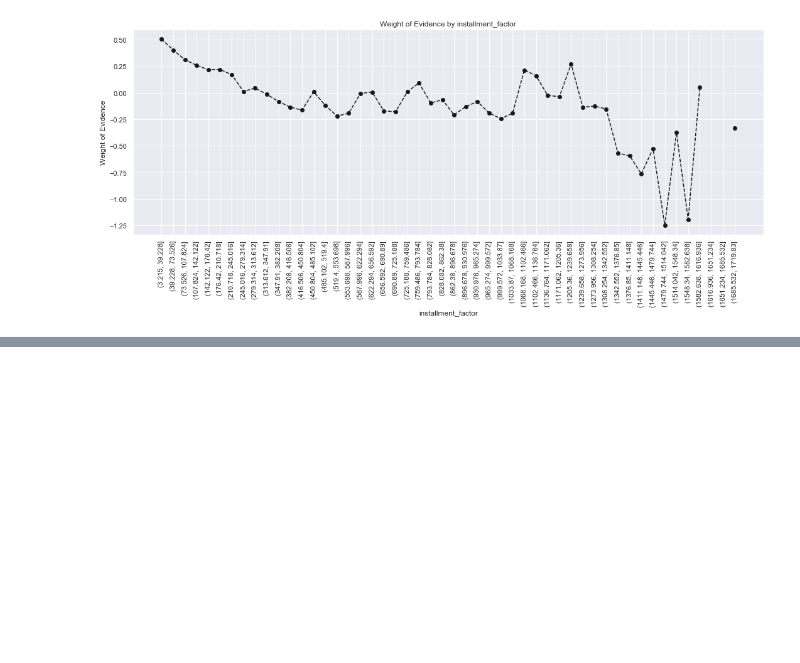
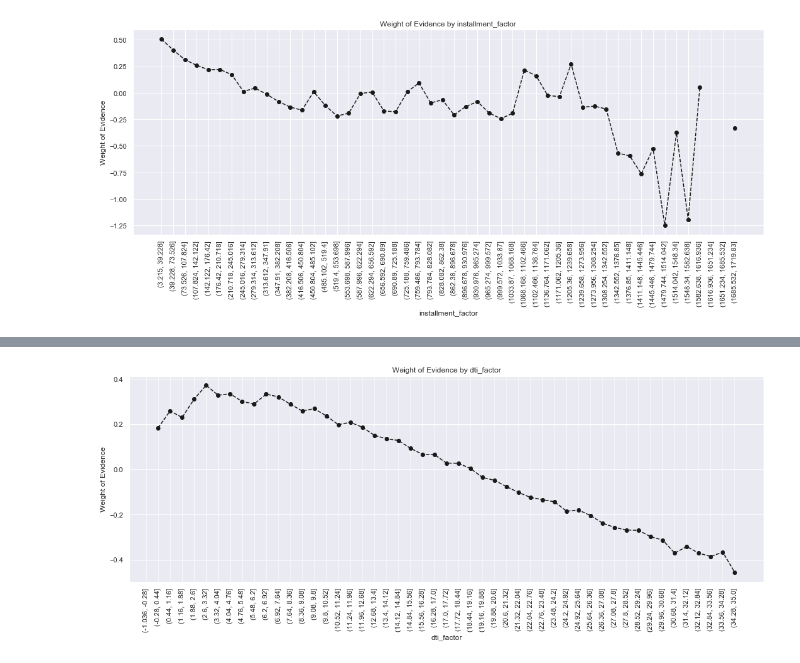
Before and after one commit to fw9228/Capstone-2-Project, a Jupyter notebook: Capstone 2 Project Credit Risk Modeling.ipynb, the cells around one changed output, grey strips where cells are left out. Saved outputs shown, nothing was run; the diff lists cells and outputs as text; code cells hidden in the pictures; blank space fills up the shorter version.

```diff
--- a/Capstone 2 Project Credit Risk Modeling.ipynb
+++ b/Capstone 2 Project Credit Risk Modeling.ipynb
@@ -1438,0 +1618,13 @@ plot_by_woe(df_temp19, 90)
+# %%
+# Similarly to income, initial examination shows that most values are lower than 200.
+# Hence, we are going to have one category for more than 35, and we are going to apply our approach to determine
+# the categories of everyone with 150k or less.
+df_inputs_prepr_temp = df_inputs_prepr.loc[df_inputs_prepr['dti'] <= 35, : ]
+# %%
+# Here we do fine-classing: using the 'cut' method, we split the variable into 50 categories by its values.
+df_inputs_prepr_temp['dti_factor'] = pd.cut(df_inputs_prepr_temp['dti'], 50)
+
+
+# We calculate weight of evidence.
+df_temp22 = woe_ordered_continuous(df_inputs_prepr_temp, 'dti_factor', df_targets_prepr[df_inputs_prepr_temp.index])
+df_temp22
@@ -1438,0 +1653,5 @@ plot_by_woe(df_temp19, 90)
+# %%
+# We plot the weight of evidence values.
+plot_by_woe(df_temp22, 90)
+# %% [output]
+[figure, added]
```
Also changed, not shown: parts of 18 cells of this notebook.
